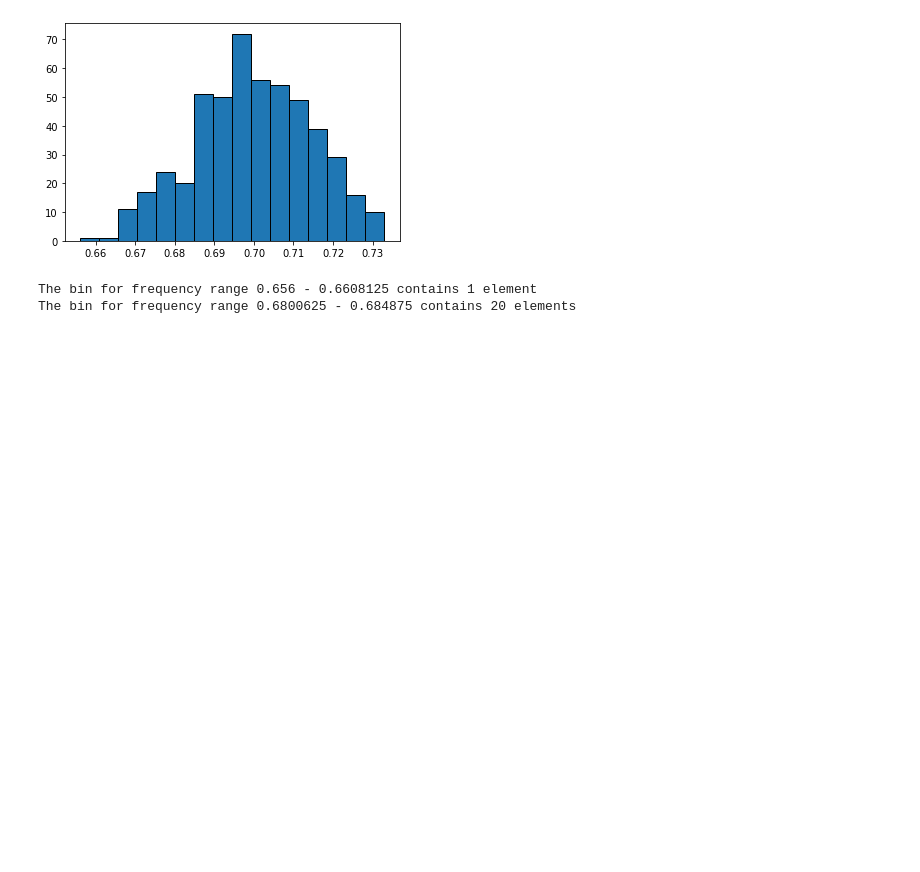
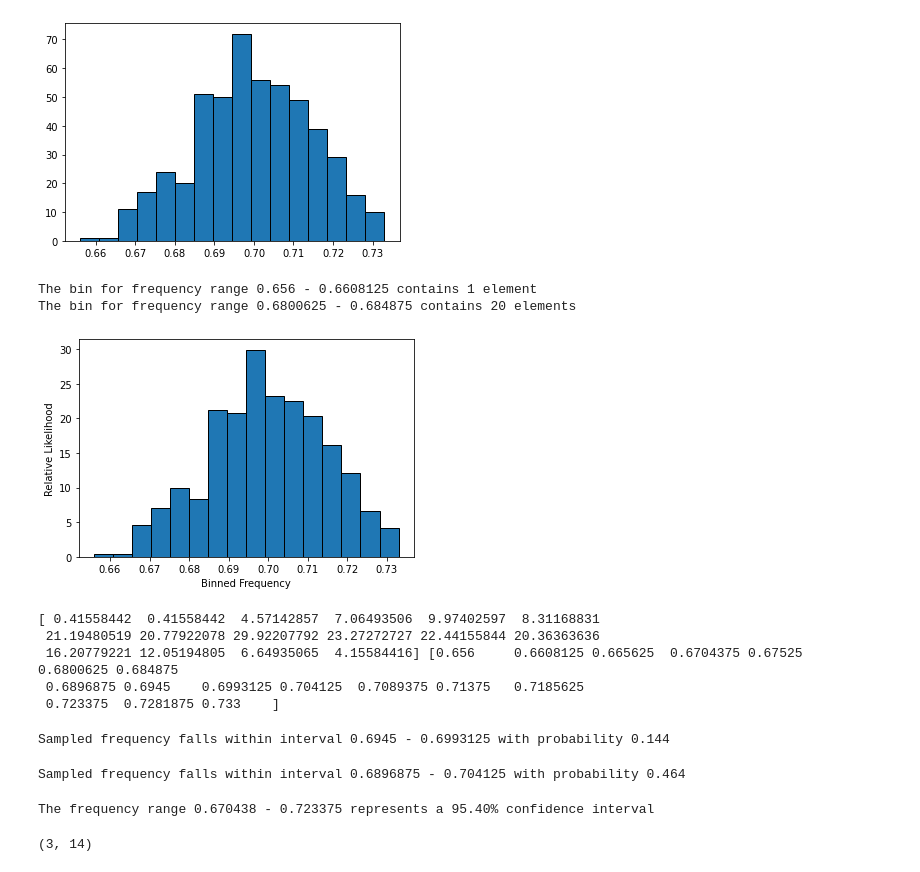
Before and after one commit to Lukas-Forst/100-Days-of-Code, a Jupyter notebook: Day97/Untitled.ipynb, the cells around one changed output. Saved outputs shown, nothing was run; the diff lists cells and outputs as text; code cells hidden in the pictures; blank space fills up the shorter version.

```diff
--- a/Day97/Untitled.ipynb
+++ b/Day97/Untitled.ipynb
@@ -318,3 +318,55 @@ output_bin_coverage(5)
 # %% [output]
 The bin for frequency range 0.656 - 0.6608125 contains 1 element
 The bin for frequency range 0.6800625 - 0.684875 contains 20 elements
+# %%
+likelihoods, bin_edges, _ = plt.hist(frequency_array, bins='auto',edgecolor='black', density=True)
+plt.xlabel('Binned Frequency')
+plt.ylabel('Relative Likelihood')
+plt.show()
+
+print(likelihoods, bin_edges)
+# %% [output]
+[figure, added]
+[ 0.41558442  0.41558442  4.57142857  7.06493506  9.97402597  8.31168831
+ 21.19480519 20.77922078 29.92207792 23.27272727 22.44155844 20.36363636
+ 16.20779221 12.05194805  6.64935065  4.15584416] [0.656     0.6608125 0.665625  0.6704375 0.67525   0.6800625 0.684875
+ 0.6896875 0.6945    0.6993125 0.704125  0.7089375 0.71375   0.7185625
+ 0.723375  0.7281875 0.733    ]
+# %%
+index = likelihoods.argmax()
+area = likelihoods[index] * bin_width
+range_start, range_end = bin_edges[index], bin_edges[index+1]
+range_string = f"{range_start} - {range_end}"
+print(f"Sampled frequency falls within interval {range_string} with probability {area}")
+# %% [output]
+Sampled frequency falls within interval 0.6945 - 0.6993125 with probability 0.144
+# %%
+peak_index = likelihoods.argmax()
+start_index, end_index = (peak_index - 1, peak_index + 2)
+area = likelihoods[start_index: end_index + 1].sum() * bin_width
+range_start, range_end = bin_edges[start_index], bin_edges[end_index]
+range_string = f"{range_start} - {range_end}"
+print(f"Sampled frequency falls within interval {range_string} with \
+probability {area}")
+# %% [output]
+Sampled frequency falls within interval 0.6896875 - 0.704125 with probability 0.464
+# %%
+def compute_high_confidence_interval(likelihoods, bin_width):
+    peak_index = likelihoods.argmax()
+    area = likelihoods[peak_index] * bin_width
+    start_index, end_index = peak_index, peak_index + 1
+    while area < 0.95:
+        if start_index > 0:
+            start_index -= 1
+        if end_index < likelihoods.size - 1:
+            end_index += 1
+        area = likelihoods[start_index: end_index + 1].sum() * bin_width
+    range_start, range_end = bin_edges[start_index], bin_edges[end_index]
+    range_string = f"{range_start:.6f} - {range_end:.6f}"
+    print((f"The frequency range {range_string} represents a "
+    f"{100 * area:.2f}% confidence interval"))
+    return start_index, end_index
+compute_high_confidence_interval(likelihoods, bin_width)
+# %% [output]
+The frequency range 0.670438 - 0.723375 represents a 95.40% confidence interval
+(3, 14)
```
Also changed, not shown: parts of 18 cells of this notebook.
